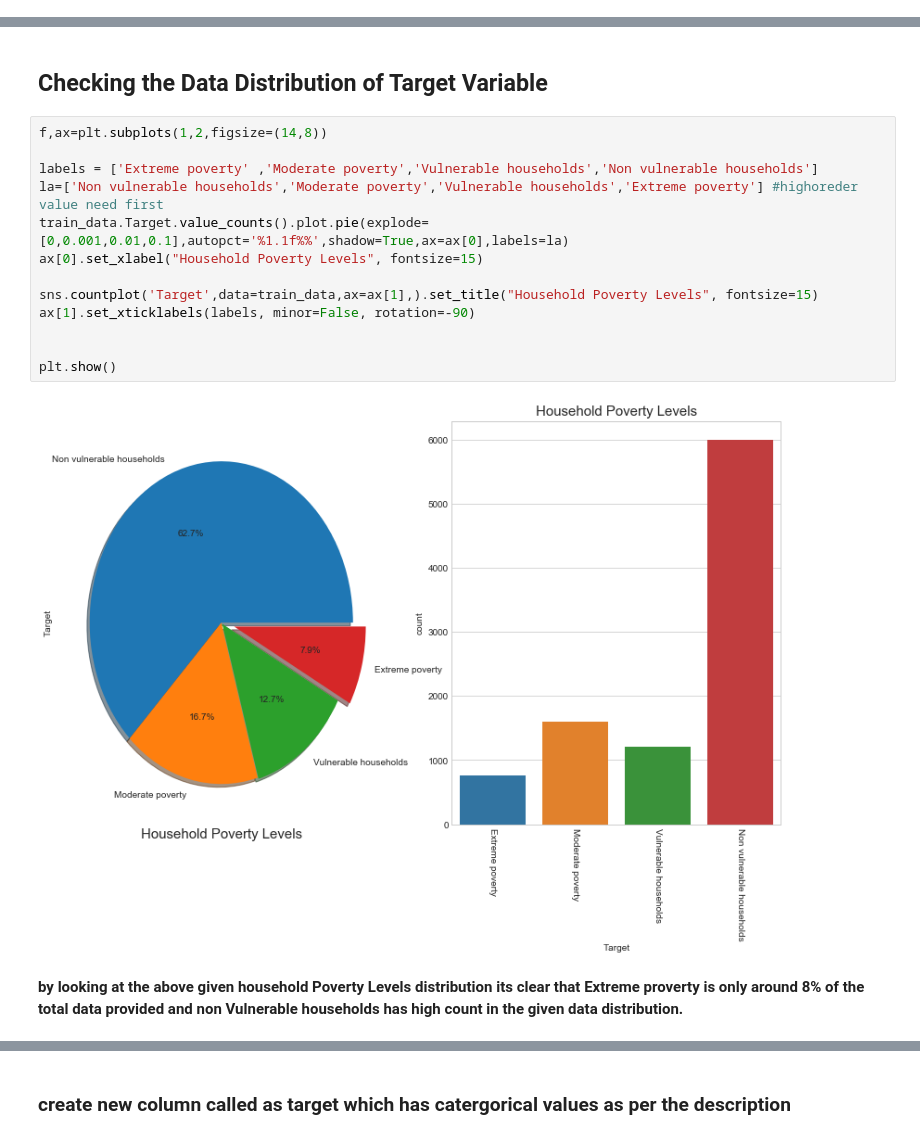
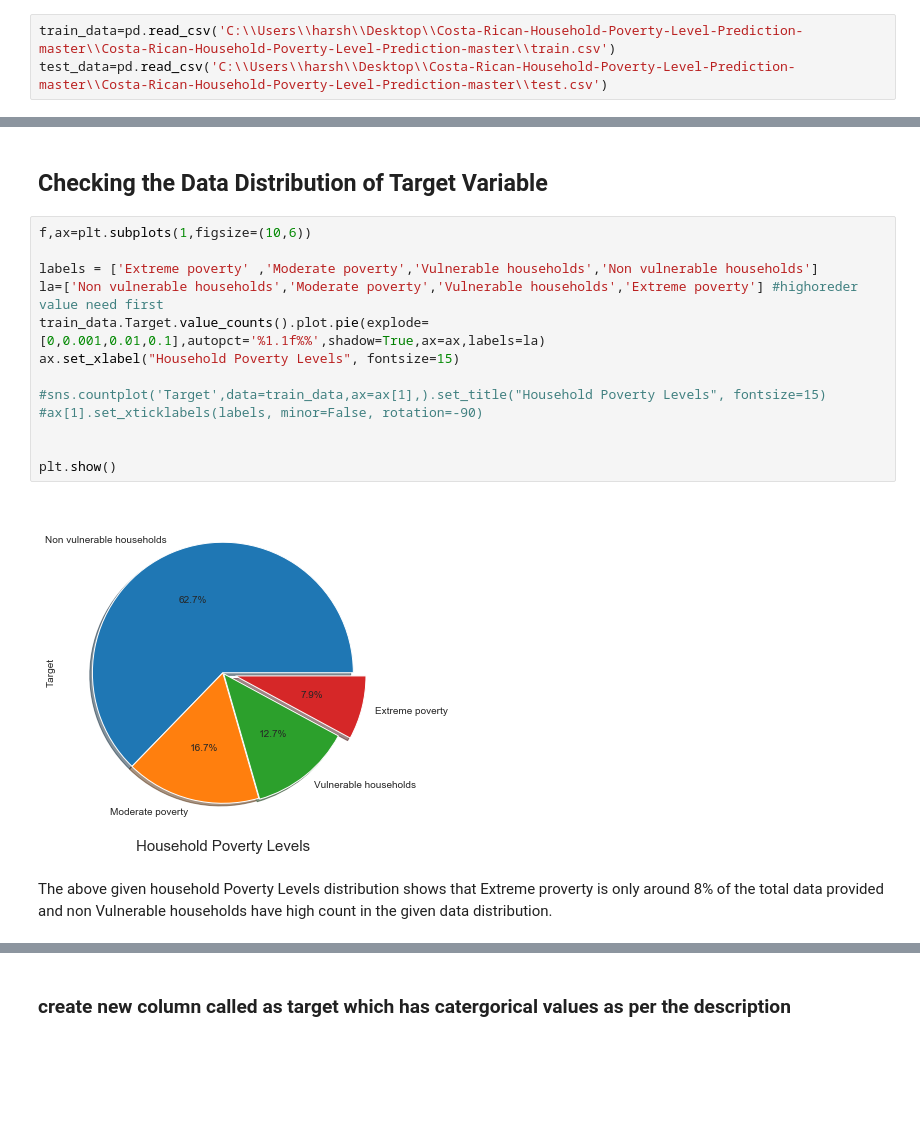
Before and after one commit to vinotharyan/Costa-Rican-Household-Poverty-Level-Prediction, a Jupyter notebook: Proverty Level predication Eda and model.ipynb, the cells around one changed output, grey strips where cells are left out. Drawn from its saved outputs; the diff is of its cells as text; blank space fills up the shorter version.

```diff
--- a/Proverty Level predication Eda and model.ipynb
+++ b/Proverty Level predication Eda and model.ipynb
@@ -58,3 +55,6 @@ test_data=pd.read_csv('B:\\train_v2\\proverty level\\test.csv')
+# %%
+train_data=pd.read_csv('C:\\Users\\harsh\\Desktop\\Costa-Rican-Household-Poverty-Level-Prediction-master\\Costa-Rican-Household-Poverty-Level-Prediction-master\\train.csv')
+test_data=pd.read_csv('C:\\Users\\harsh\\Desktop\\Costa-Rican-Household-Poverty-Level-Prediction-master\\Costa-Rican-Household-Poverty-Level-Prediction-master\\test.csv')
 # %% [markdown]
 ## Identifying Numerical and Categorical Features
 
@@ -128,19 +128,19 @@ missingdata(test_data)
 # %% [markdown]
 ## Checking the Data Distribution  of Target Variable
 # %%
-f,ax=plt.subplots(1,2,figsize=(14,8))
+f,ax=plt.subplots(1,figsize=(10,6))
 
 labels = ['Extreme poverty' ,'Moderate poverty','Vulnerable households','Non vulnerable households']
 la=['Non vulnerable households','Moderate poverty','Vulnerable households','Extreme poverty'] #highoreder value need first
-train_data.Target.value_counts().plot.pie(explode=[0,0.001,0.01,0.1],autopct='%1.1f%%',shadow=True,ax=ax[0],labels=la)
-ax[0].set_xlabel("Household Poverty Levels", fontsize=15)
+train_data.Target.value_counts().plot.pie(explode=[0,0.001,0.01,0.1],autopct='%1.1f%%',shadow=True,ax=ax,labels=la)
+ax.set_xlabel("Household Poverty Levels", fontsize=15)
 
-sns.countplot('Target',data=train_data,ax=ax[1],).set_title("Household Poverty Levels", fontsize=15)
-ax[1].set_xticklabels(labels, minor=False, rotation=-90)
+#sns.countplot('Target',data=train_data,ax=ax[1],).set_title("Household Poverty Levels", fontsize=15)
+#ax[1].set_xticklabels(labels, minor=False, rotation=-90)
 
 
 plt.show()
 # %% [output]
-[figure, old version]
+[figure, new version]
 # %% [markdown]
-__by looking at the above given household Poverty Levels distribution its clear that Extreme proverty is only around 8% of the total data provided and non Vulnerable households has high count in the given data distribution.__
+The above given household Poverty Levels distribution shows that Extreme proverty is only around 8% of the total data provided and non Vulnerable households have high count in the given data distribution.
```
Also changed, not shown: parts of 18 cells of this notebook.
